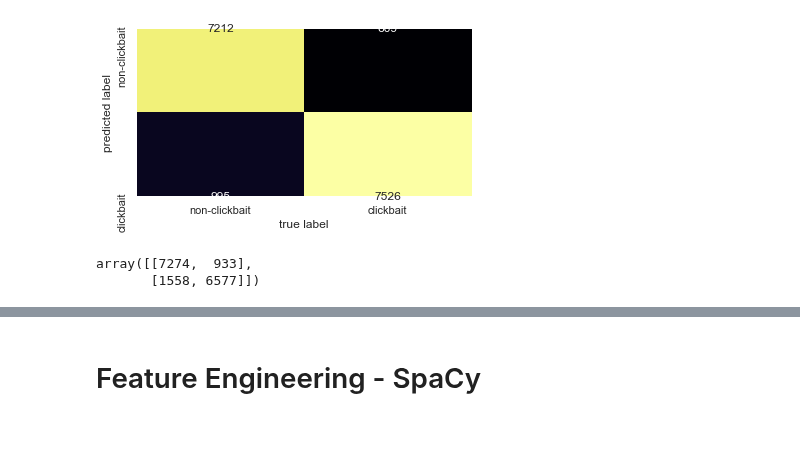
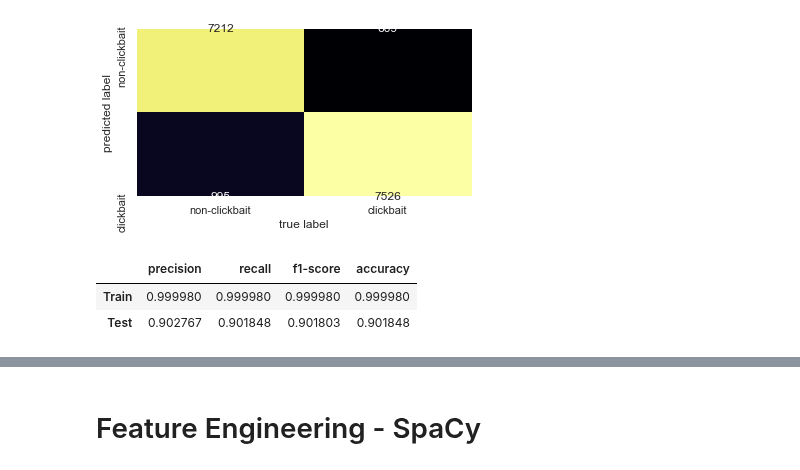
Before and after one commit to tjkim614/clickbait_headline_detector, a Jupyter notebook: 2_scrub.ipynb, the cells around one changed output, grey strips where cells are left out. Saved outputs shown, nothing was run; the diff lists cells and outputs as text; code cells hidden in the pictures; blank space fills up the shorter version.

```diff
--- a/2_scrub.ipynb
+++ b/2_scrub.ipynb
@@ -527,6 +527,12 @@ plt.ylabel('predicted label');
 ('Training Accuracy:', 0.9999796018276762, ' Training Recall:', 0.9999593016157259)
 ('Testing Accuracy:', 0.9018479990209277, ' Testing Recall:', 0.925138291333743)
 [figure]
+# %%
+model_results(lr_train_preds, lr_test_preds)
+# %% [output]
+|  | precision | recall | f1-score | accuracy |
+| Train | 0.999980 | 0.999980 | 0.999980 | 0.999980 |
+| Test | 0.902767 | 0.901848 | 0.901803 | 0.901848 |
 # %%
 95,95
 # %%
@@ -539,6 +544,0 @@ y_train_predict = knn.predict(tfidf_text_train)
-# %%
-cm_knn = confusion_matrix(y_test, y_test_predict)
-cm_knn
-# %% [output]
-array([[7274,  933],
-       [1558, 6577]])
```
Also changed, not shown: parts of 25 cells of this notebook.
